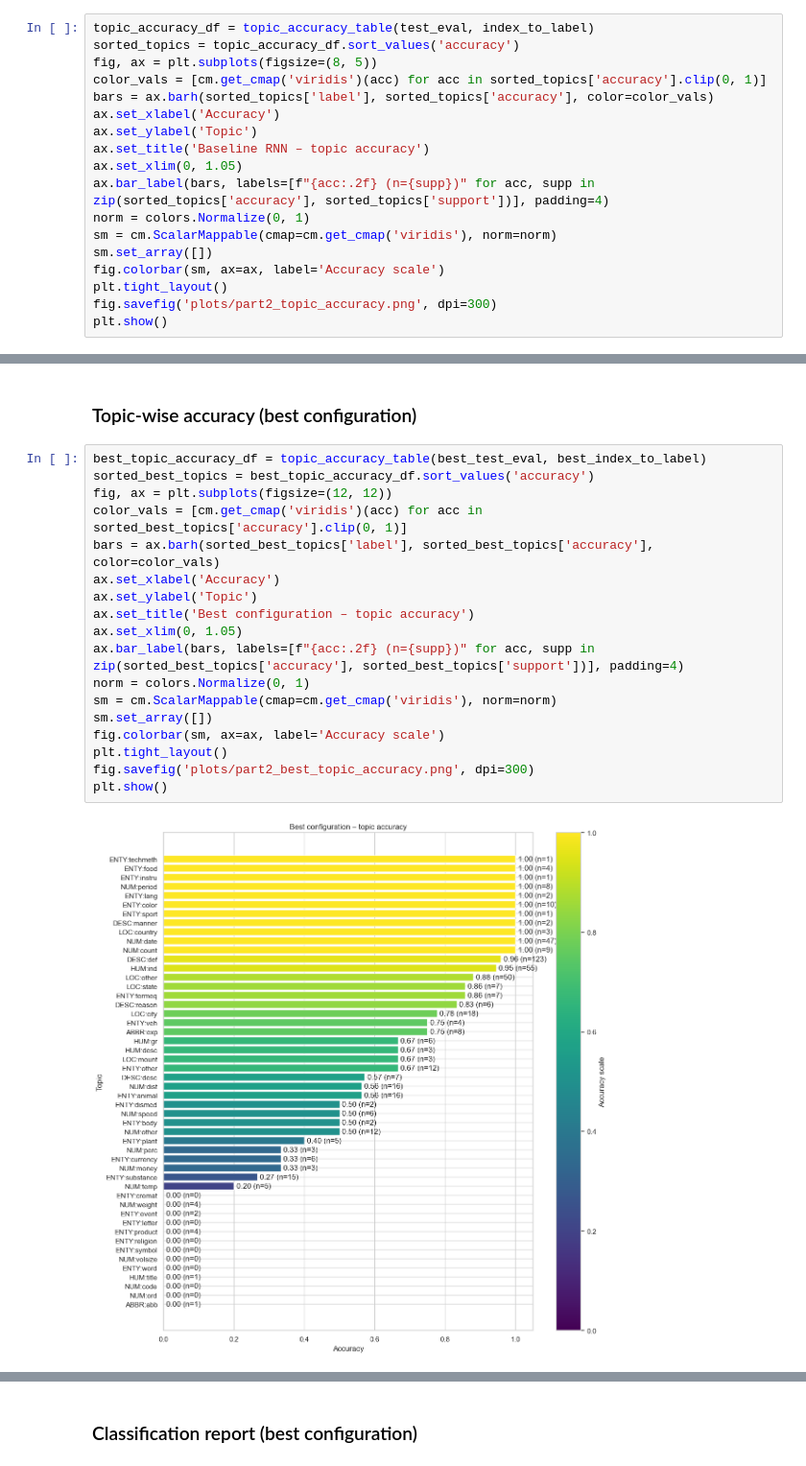
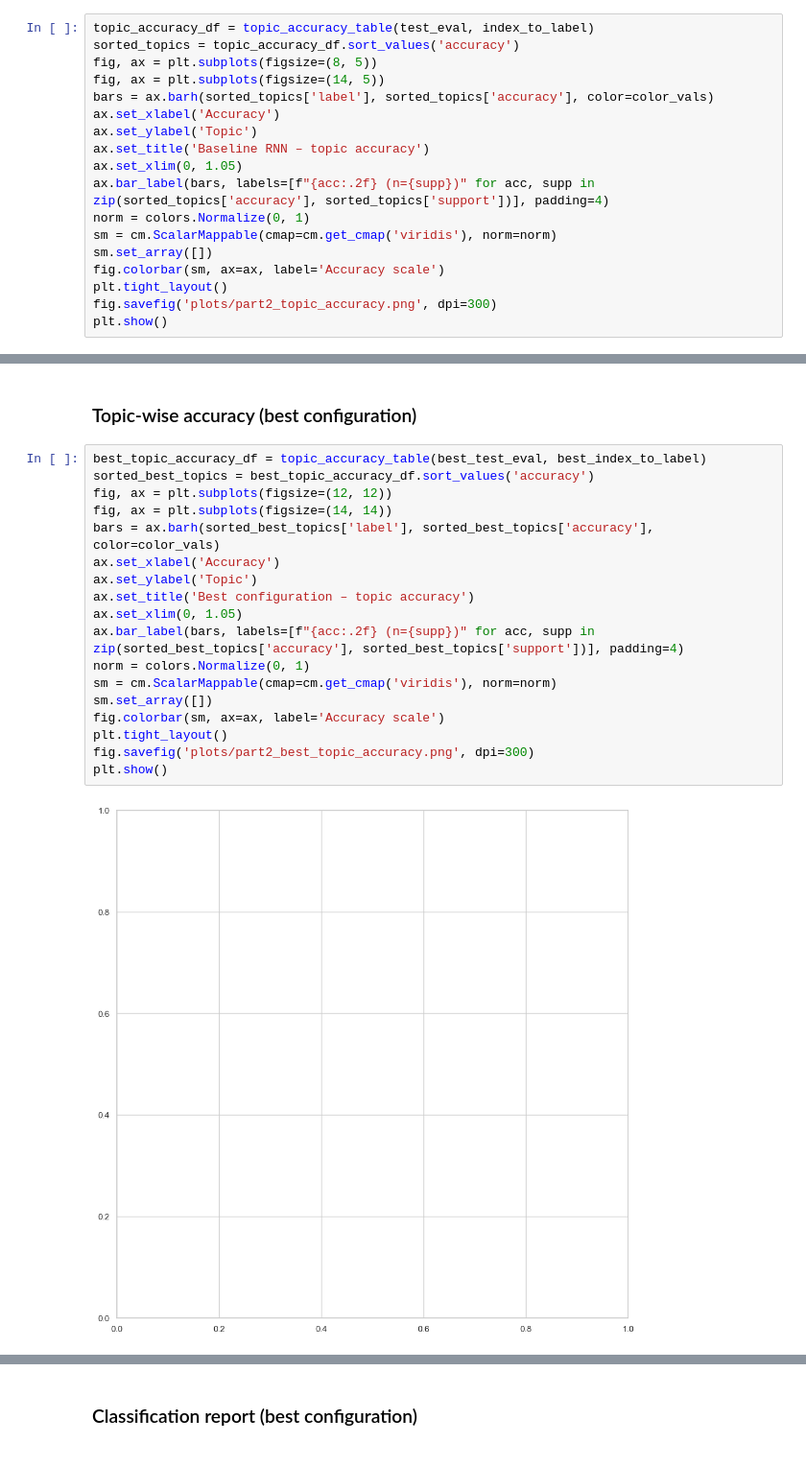
Before and after one commit to JonssonAlexander/NLP_Project_group45, a Jupyter notebook: 02_rnn.ipynb, the cells around one changed output, grey strips where cells are left out. Shown at 96% size. Cells and saved outputs as stored; diff of their text form.

Commit message:
fixing plots

```diff
--- a/02_rnn.ipynb
+++ b/02_rnn.ipynb
@@ -123,7 +125,7 @@ baseline_metrics
 topic_accuracy_df = topic_accuracy_table(test_eval, index_to_label)
 sorted_topics = topic_accuracy_df.sort_values('accuracy')
 fig, ax = plt.subplots(figsize=(8, 5))
-color_vals = [cm.get_cmap('viridis')(acc) for acc in sorted_topics['accuracy'].clip(0, 1)]
+fig, ax = plt.subplots(figsize=(14, 5))
 bars = ax.barh(sorted_topics['label'], sorted_topics['accuracy'], color=color_vals)
 ax.set_xlabel('Accuracy')
 ax.set_ylabel('Topic')
@@ -269,20 +315,20 @@ plot_training_curves(
 # %%
 best_topic_accuracy_df = topic_accuracy_table(best_test_eval, best_index_to_label)
 sorted_best_topics = best_topic_accuracy_df.sort_values('accuracy')
 fig, ax = plt.subplots(figsize=(12, 12))
-color_vals = [cm.get_cmap('viridis')(acc) for acc in sorted_best_topics['accuracy'].clip(0, 1)]
+fig, ax = plt.subplots(figsize=(14, 14))
 bars = ax.barh(sorted_best_topics['label'], sorted_best_topics['accuracy'], color=color_vals)
 ax.set_xlabel('Accuracy')
 ax.set_ylabel('Topic')
 ax.set_title('Best configuration – topic accuracy')
 ax.set_xlim(0, 1.05)
 ax.bar_label(bars, labels=[f"{acc:.2f} (n={supp})" for acc, supp in zip(sorted_best_topics['accuracy'], sorted_best_topics['support'])], padding=4)
 norm = colors.Normalize(0, 1)
 sm = cm.ScalarMappable(cmap=cm.get_cmap('viridis'), norm=norm)
 sm.set_array([])
 fig.colorbar(sm, ax=ax, label='Accuracy scale')
 plt.tight_layout()
 fig.savefig('plots/part2_best_topic_accuracy.png', dpi=300)
 plt.show()
 # %% [output]
-[figure, old version]
+[figure, new version]
```
Also changed, not shown: parts of 5 cells of this notebook, 11 other files.
